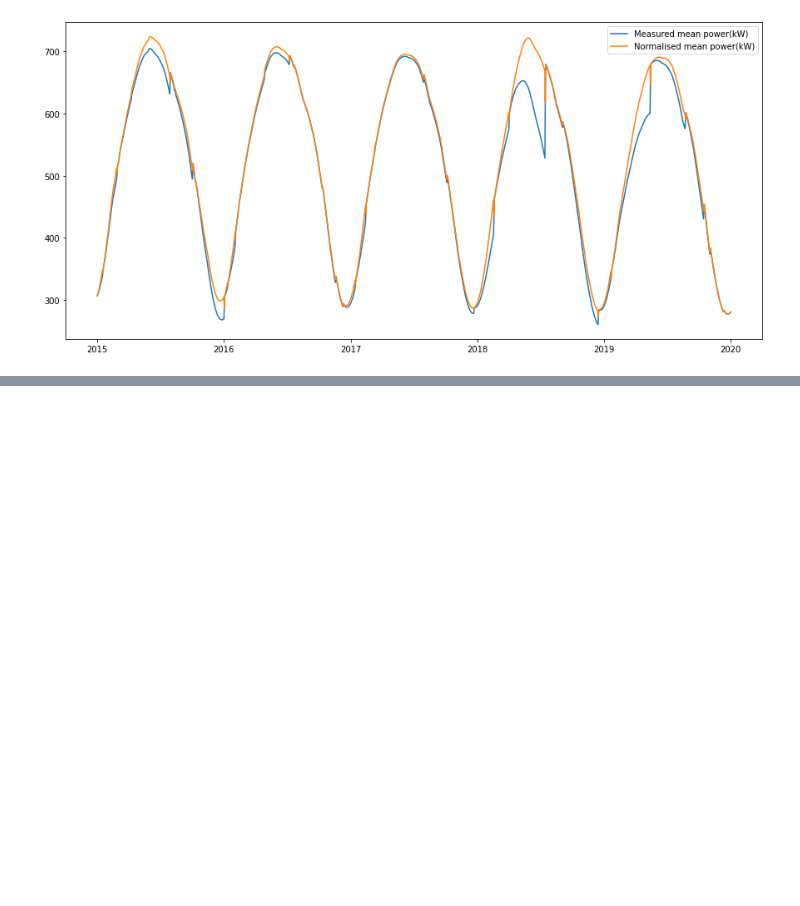
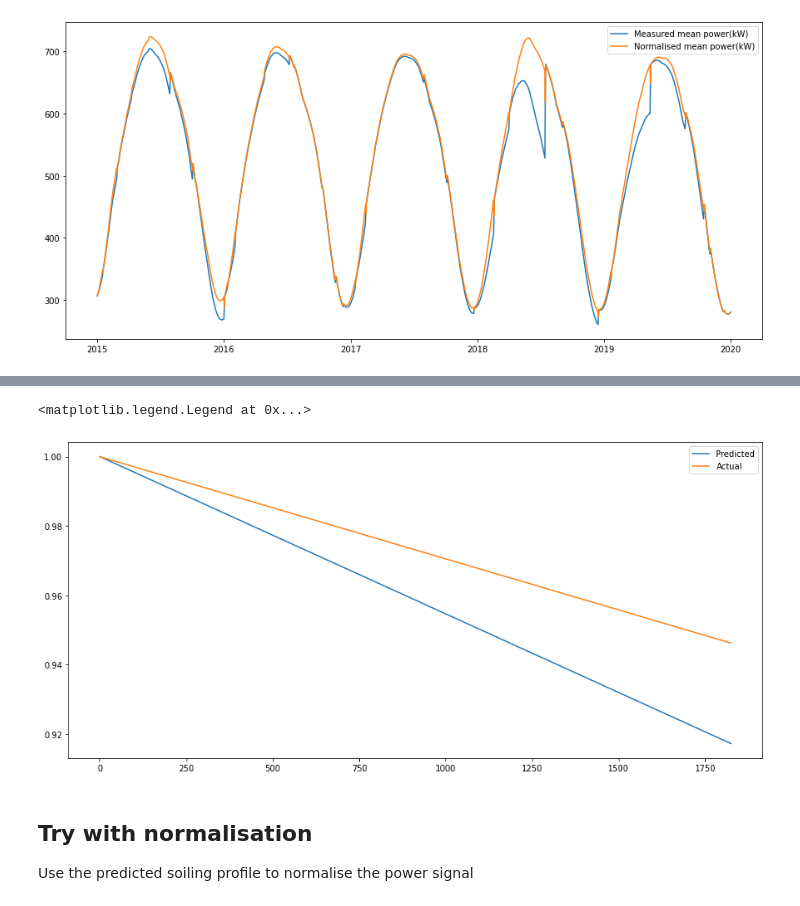
Before and after one commit to Rufski/S2DS-EPRI, a Jupyter notebook: notebooks/3.1-jj-soiling_profile.ipynb, the cells around one changed output, grey strips where cells are left out. Saved outputs shown, nothing was run; the diff lists cells and outputs as text; code cells hidden in the pictures; blank space fills up the shorter version.

```diff
--- a/notebooks/3.1-jj-soiling_profile.ipynb
+++ b/notebooks/3.1-jj-soiling_profile.ipynb
@@ -60,0 +96,15 @@ ax.legend()
+# %%
+out = np.polyfit(np.arange(len(parts.trend)), parts.trend, 1)
+line = np.arange(len(parts.trend)) * (np.exp(out[0]) - 1)  + 1
+# %%
+_, ax = plt.subplots(figsize=(15,7))
+ax.plot(line, label="Predicted")
+ax.plot(df.Degradation.to_numpy(), label="Actual")
+ax.legend()
+# %% [output]
+<matplotlib.legend.Legend at 0x...>
+[figure, added]
+# %% [markdown]
+## Try with normalisation
+
+Use the predicted soiling profile to normalise the power signal
```
Also changed, not shown: parts of 21 cells of this notebook.
